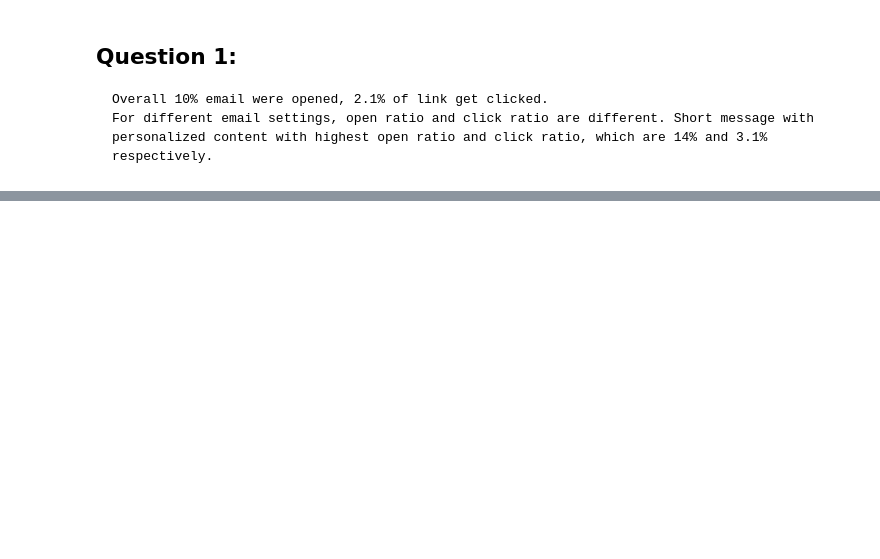
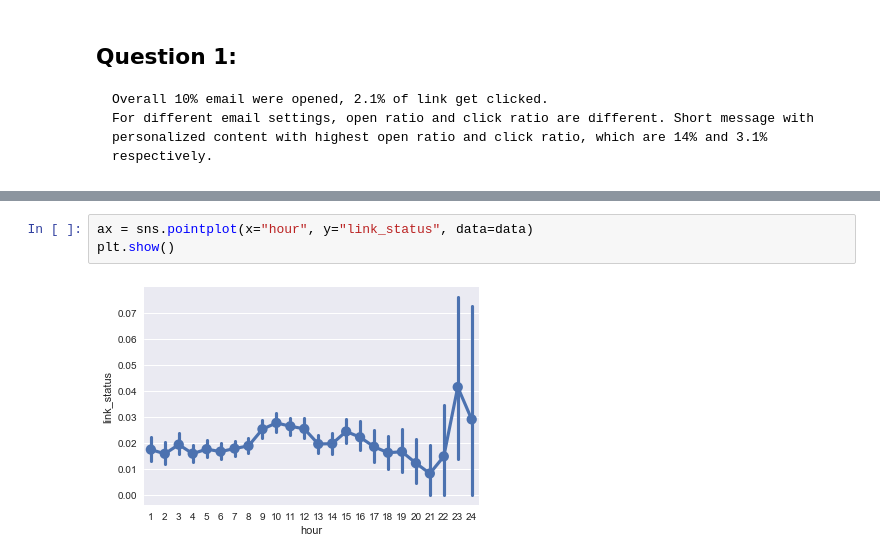
Before and after one commit to asa2012/TakeHomeChallenge, a Jupyter notebook: 7 Marketing Email Campaign.ipynb, the cells around one changed output, grey strips where cells are left out. Cells and saved outputs as stored; diff of their text form; blank space fills up the shorter version.

```diff
--- a/7 Marketing Email Campaign.ipynb
+++ b/7 Marketing Email Campaign.ipynb
@@ -103,0 +277,5 @@ data["link_status"].mean() #2.1%
+# %%
+ax = sns.pointplot(x="hour", y="link_status", data=data)
+plt.show()
+# %% [output]
+[figure, added]
```
Also changed, not shown: parts of 33 cells of this notebook.
